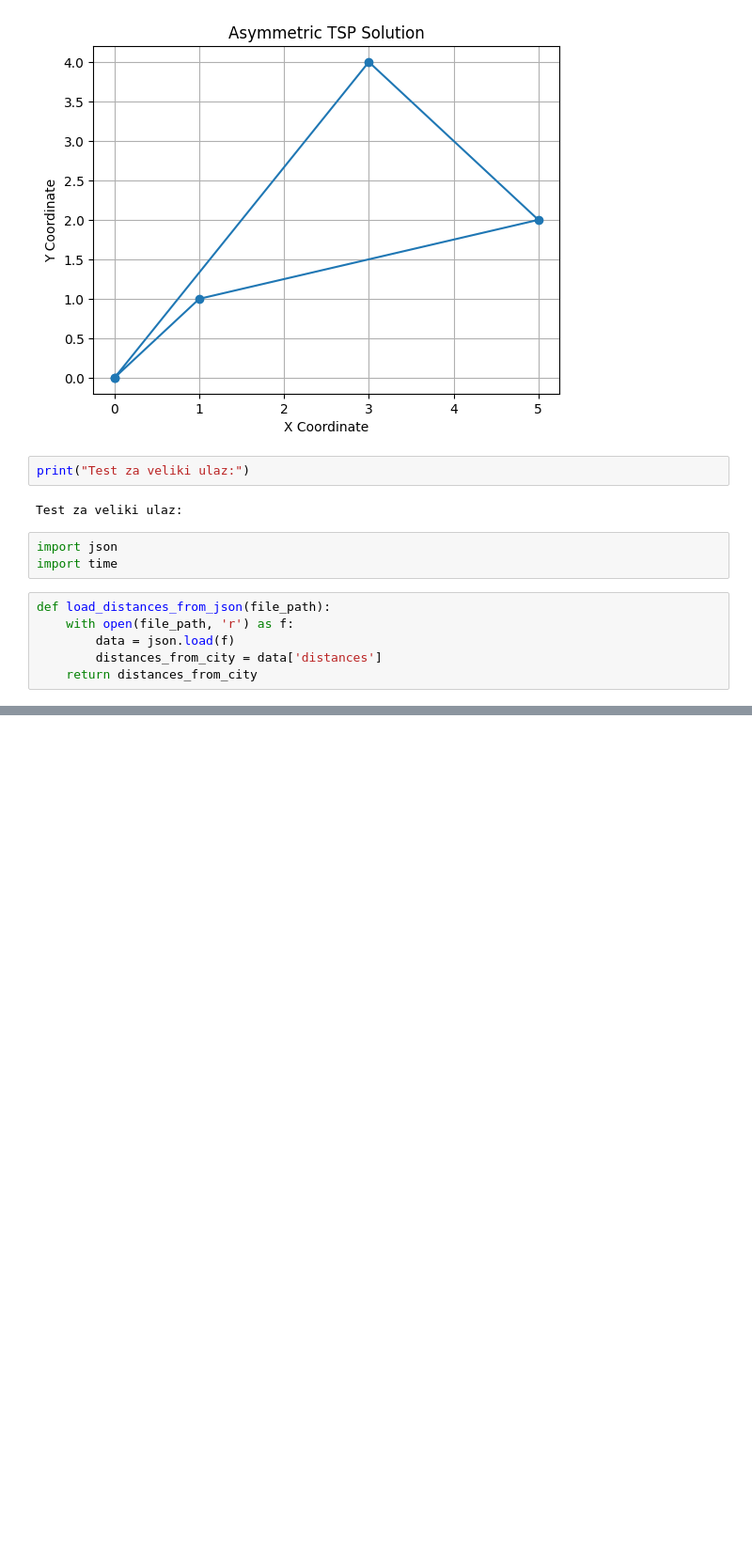
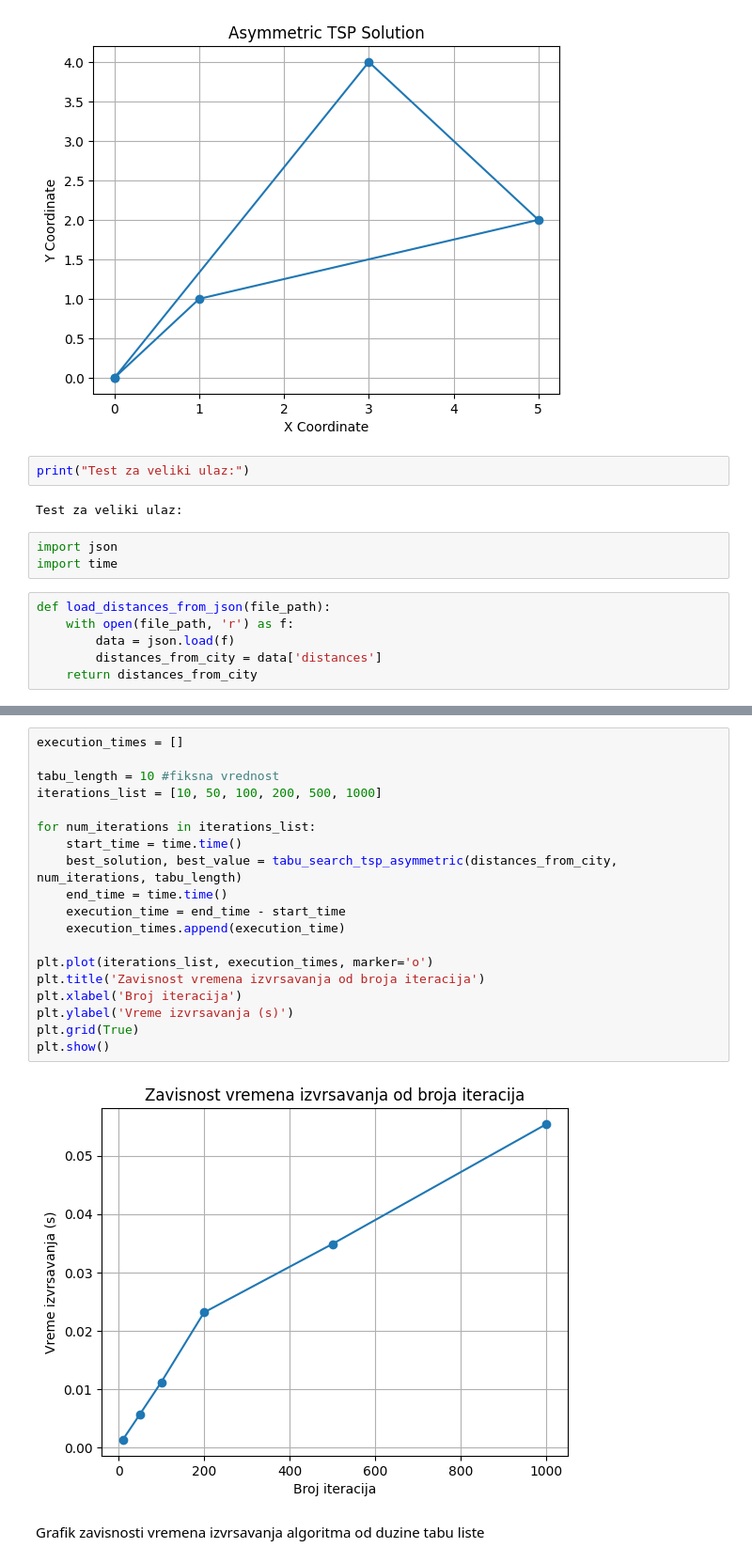
Before and after one commit to sakisa2/RI, a Jupyter notebook: tabu_search_asymmetric_tsp.ipynb, the cells around one changed output, grey strips where cells are left out. Shown at 94% size. Cells and saved outputs as stored; diff of their text form; blank space fills up the shorter version.

```diff
--- a/tabu_search_asymmetric_tsp.ipynb
+++ b/tabu_search_asymmetric_tsp.ipynb
@@ -179,0 +170,23 @@ Vreme izvrsavanja algoritma: 0.03931903839111328 seconds
+# %%
+execution_times = []
+
+tabu_length = 10 #fiksna vrednost
+iterations_list = [10, 50, 100, 200, 500, 1000]
+
+for num_iterations in iterations_list:
+    start_time = time.time()
+    best_solution, best_value = tabu_search_tsp_asymmetric(distances_from_city, num_iterations, tabu_length)
+    end_time = time.time()
+    execution_time = end_time - start_time
+    execution_times.append(execution_time)
+
+plt.plot(iterations_list, execution_times, marker='o')
+plt.title('Zavisnost vremena izvrsavanja od broja iteracija')
+plt.xlabel('Broj iteracija')
+plt.ylabel('Vreme izvrsavanja (s)')
+plt.grid(True)
+plt.show()
+# %% [output]
+[figure, added]
+# %% [markdown]
+Grafik zavisnosti vremena izvrsavanja algoritma od duzine tabu liste
```
Also changed, not shown: parts of 4 cells of this notebook, 1 other file.
